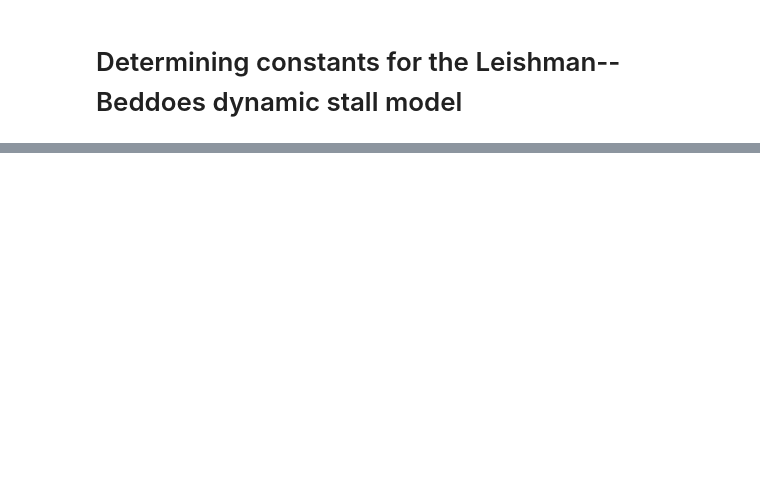
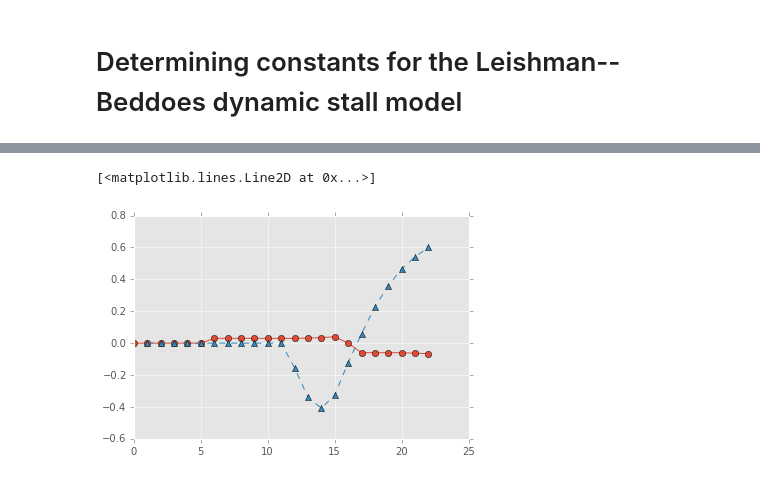
Before and after one commit to petebachant/Leishman-Beddoes-constants, a Jupyter notebook: notebook.ipynb, the cells around one changed output, grey strips where cells are left out. Saved outputs shown, nothing was run; the diff lists cells and outputs as text; code cells hidden in the pictures; blank space fills up the shorter version.

```diff
--- a/notebook.ipynb
+++ b/notebook.ipynb
@@ -296,0 +408,25 @@ S2_alt = 0.026
+# %%
+k0 = 0.0
+m = 1
+df = load("NACA0021", xfoil=False, csv=True)
+df = df[df.alpha_deg <= 24]
+f = pow((sqrt(abs(df.cn)/cn_alpha/abs(df.alpha_rad))*2.0 - 1.0), 2)
+f[f > 1] = 1
+cm, cn = df.cm, df.cn
+from numpy import sin, sum, pi
+
+A = np.array([[sum((1 - f)**2), sum(sin(pi*f**m))],
+              [sum(sin(pi*f**m)*(1 - f)), sum((sin(pi*f**m))**2)]])
+
+b = np.array([sum(cm/cn*(1 - f)) - k0*sum(1 - f),
+              sum(cm/cn*sin(pi*f**m)) - k0*sum(sin(pi*f**m))])
+
+k1, k2 = np.linalg.solve(A, b)
+
+cm_fit = (k0 + k1*(1 - f) + k2*sin(pi*f**m))*cn
+
+plt.plot(df.alpha_deg, df.cm, "-o")
+plt.plot(df.alpha_deg, cm_fit, "--^")
+# %% [output]
+[<matplotlib.lines.Line2D at 0x...>]
+[figure, added]
```
Also changed, not shown: parts of 8 cells of this notebook.
